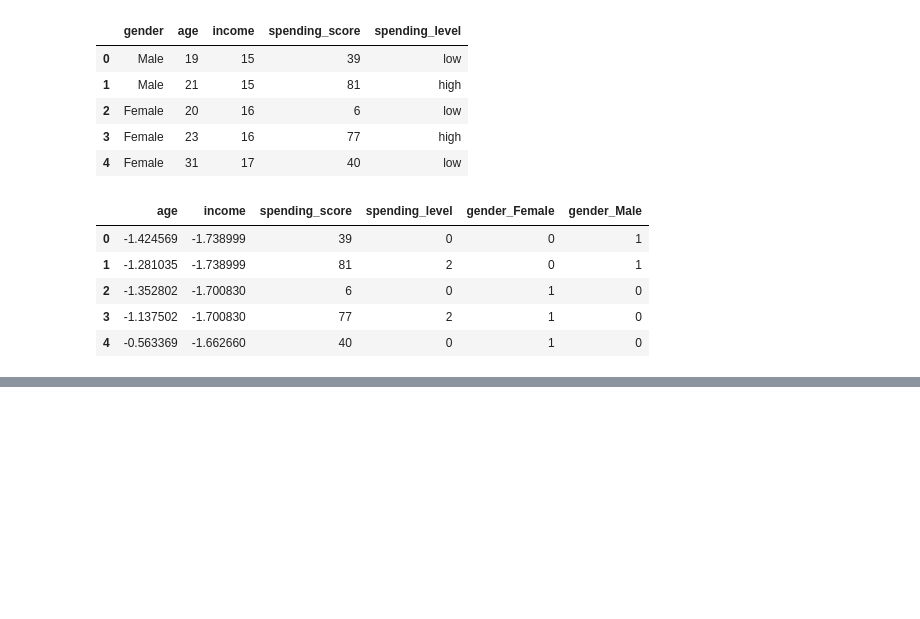
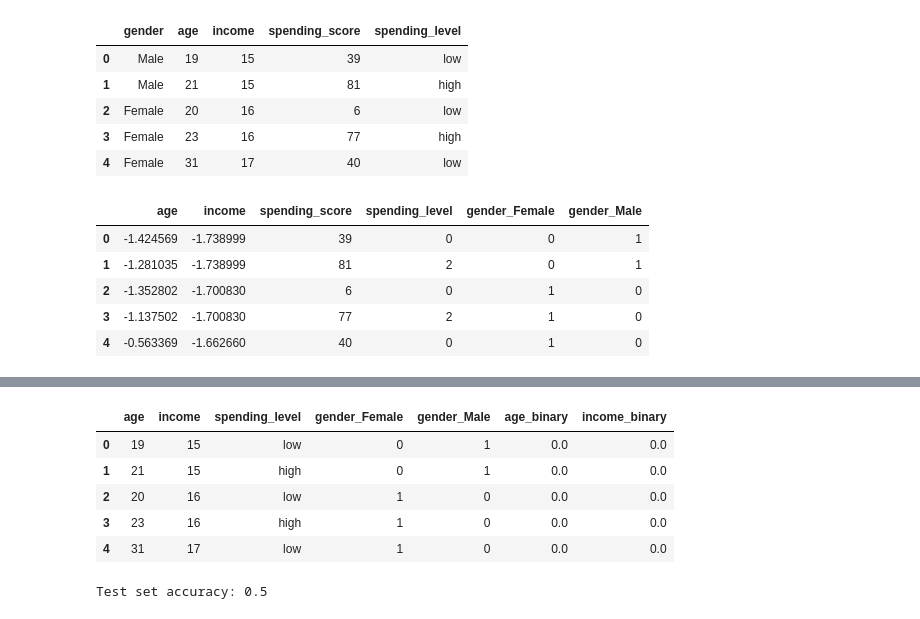
Before and after one commit to Callowlock/CustomerAnalysis-SupervisedAndUnsupervisedModels, a Jupyter notebook: Untitled.ipynb, the cells around one changed output, grey strips where cells are left out. Cells and saved outputs as stored; diff of their text form; code cells hidden in the pictures; blank space fills up the shorter version.

```diff
--- a/Untitled.ipynb
+++ b/Untitled.ipynb
@@ -839,0 +849,32 @@ This dataset was created 7 years ago according to Kaggle. I'll separate income b
+# %%
+mall_bnb.head()
+# %% [output]
+|  | age | income | spending_level | gender_Female | gender_Male | age_binary | income_binary |
+| 0 | 19 | 15 | low | 0 | 1 | 0.0 | 0.0 |
+| 1 | 21 | 15 | high | 0 | 1 | 0.0 | 0.0 |
+| 2 | 20 | 16 | low | 1 | 0 | 0.0 | 0.0 |
+| 3 | 23 | 16 | high | 1 | 0 | 0.0 | 0.0 |
+| 4 | 31 | 17 | low | 1 | 0 | 0.0 | 0.0 |
+# %%
+X = mall_bnb[['gender_Male', 'gender_Female', 'age_binary', 'income_binary']].copy()
+y = np.array(mall_knn[['spending_level']].copy()).reshape(len(mall_knn),)
+
+X_train, X_test, y_train, y_test = train_test_split(
+    X,
+    y,
+    test_size=0.2,
+    random_state = 13,
+    stratify = y
+)
+
+
+model = BernoulliNB()
+
+model.fit(X_train, y_train)
+
+y_pred = model.predict(X_test)
+
+accuracy = accuracy_score(y_test, y_pred)
+print("Test set accuracy:", accuracy)
+# %% [output]
+Test set accuracy: 0.5
```
Also changed, not shown: parts of 9 cells of this notebook.
